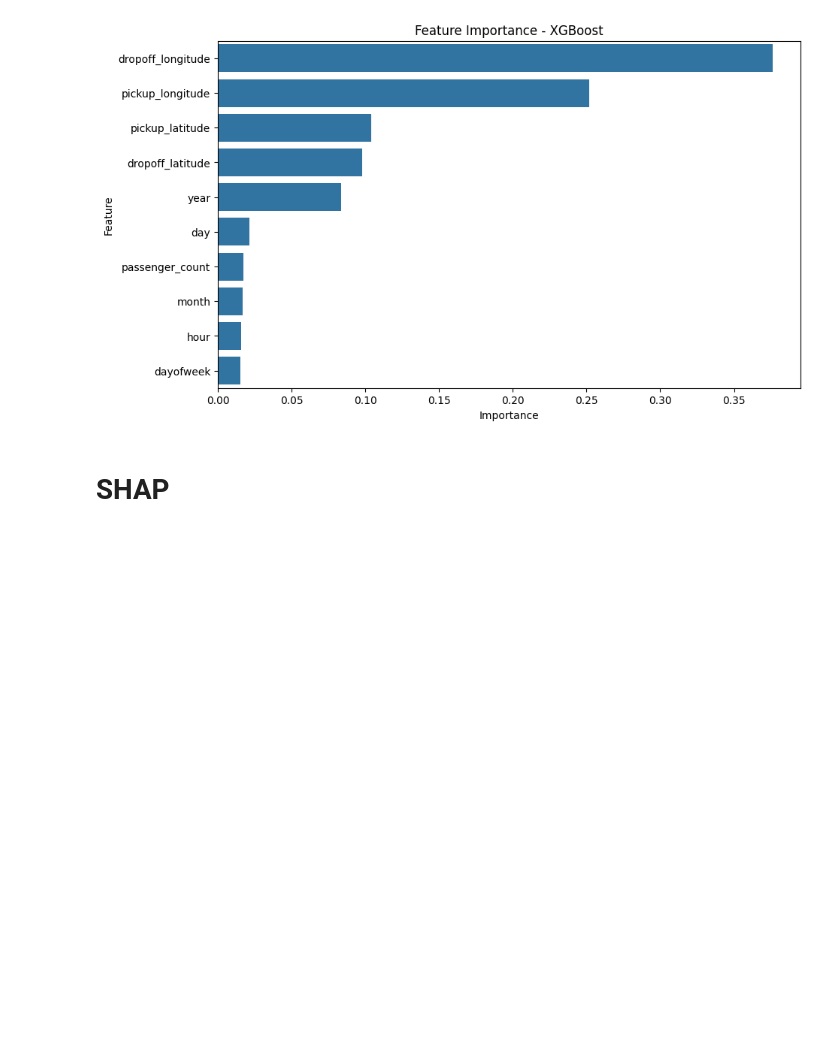
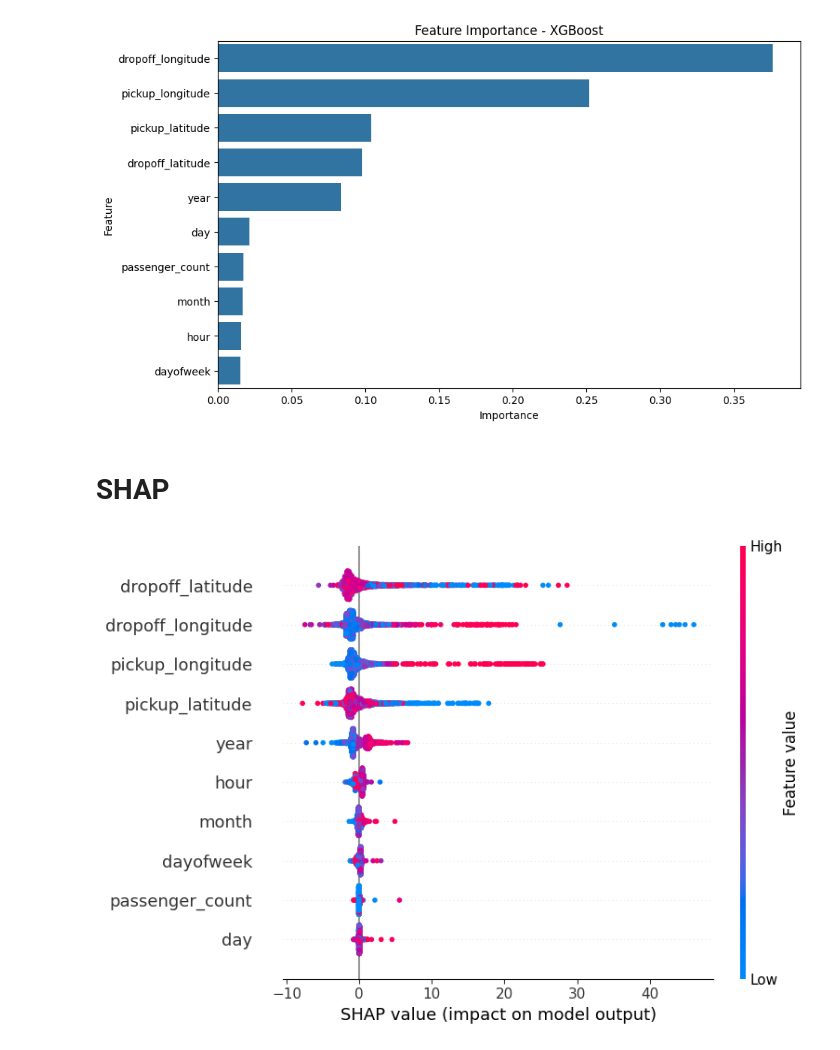
Before and after one commit to samifahim07/Ride-Fare-Estimation, a Jupyter notebook: uber_fare.ipynb, the cells around one changed output. Drawn from its saved outputs; the diff is of its cells as text; code cells hidden in the pictures; blank space fills up the shorter version.

```diff
--- a/uber_fare.ipynb
+++ b/uber_fare.ipynb
@@ -1173,3 +1173,10 @@ sample_x = xtest.sample(3000, random_state=42)
 explainer = shap.TreeExplainer(model_cat)
 
 shap_values = explainer.shap_values(sample_x)
+# %%
+shap.summary_plot(
+    shap_values,
+    sample_x
+)
+# %% [output]
+[figure, added]
```
